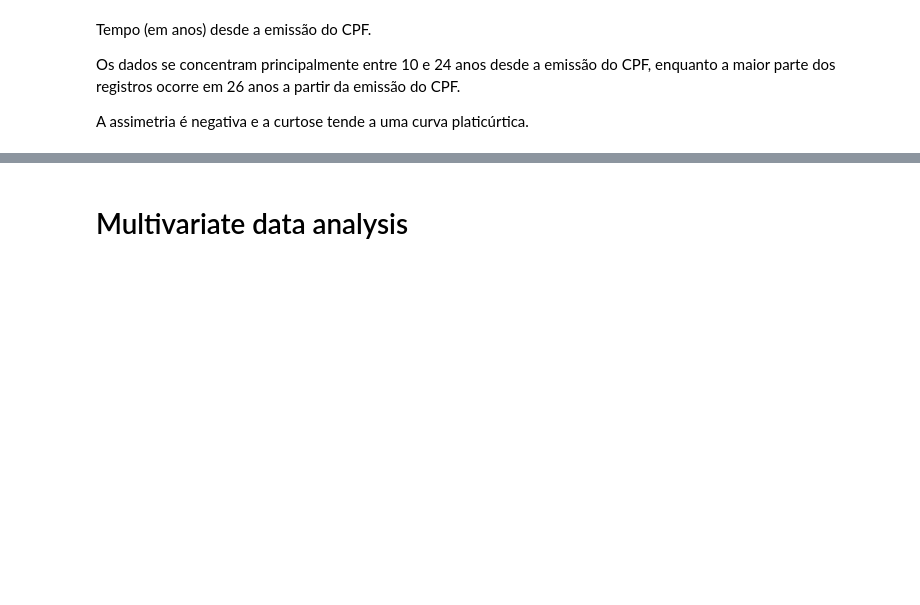
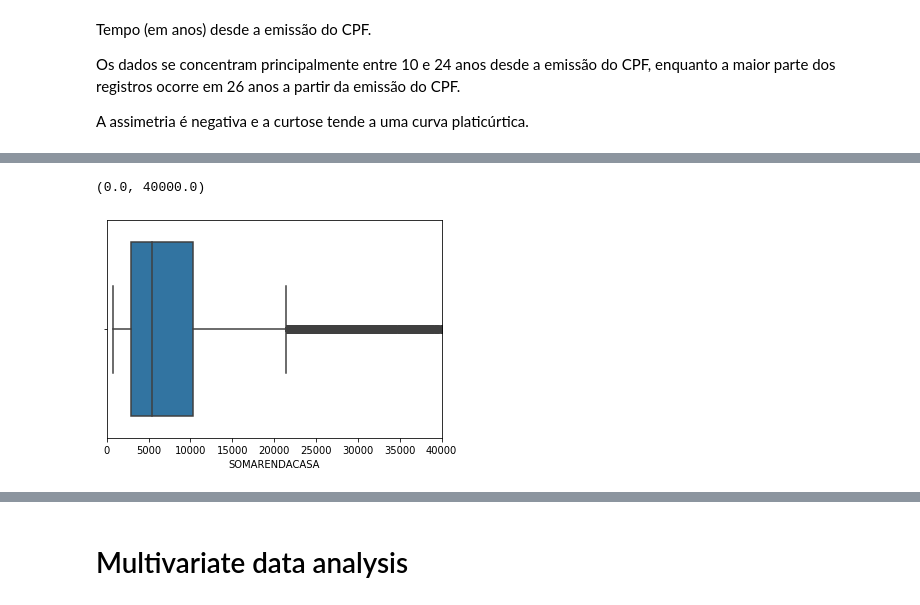
Before and after one commit to ednakatani/Data-Science, a Jupyter notebook: DS_project.ipynb, the cells around one changed output, grey strips where cells are left out. Cells and saved outputs as stored; diff of their text form; code cells hidden in the pictures; blank space fills up the shorter version.

```diff
--- a/DS_project.ipynb
+++ b/DS_project.ipynb
@@ -156,0 +206,7 @@ A assimetria é negativa e a curtose tende a uma curva platicúrtica.
+# %%
+sns.boxplot(df_train['SOMARENDACASA'])
+plt.xlim(0,40000)
+#df_train['SOMARENDACASA'].value_counts()
+# %% [output]
+(0.0, 40000.0)
+[figure, added]
```
Also changed, not shown: parts of 64 cells of this notebook, 1 other file.
